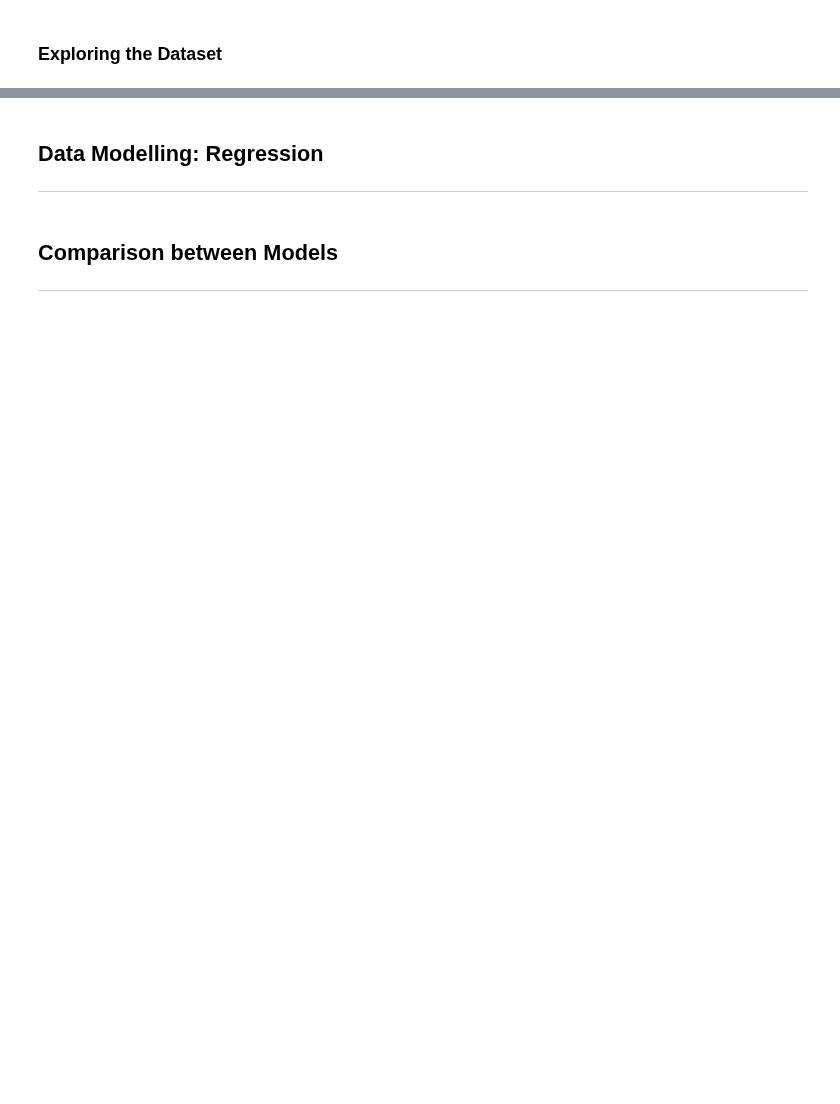
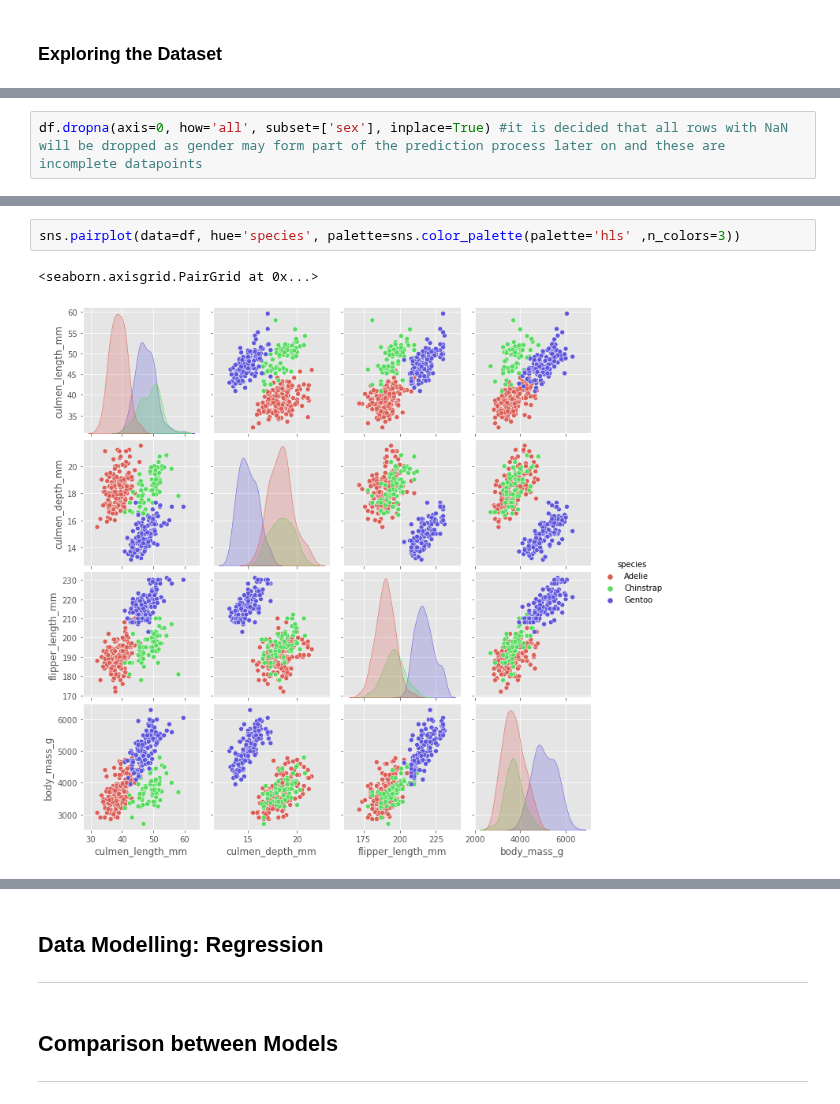
Before and after one commit to martinaobrien/machine-learning-and-statistics-assessment, a Jupyter notebook: Scikit-Learn-Jupyter-Notebook.ipynb, the cells around one changed output, grey strips where cells are left out. Drawn from its saved outputs; the diff is of its cells as text; blank space fills up the shorter version.

```diff
--- a/Scikit-Learn-Jupyter-Notebook.ipynb
+++ b/Scikit-Learn-Jupyter-Notebook.ipynb
@@ -58,0 +228,2 @@ plt.style.use('ggplot')
+# %%
+df.dropna(axis=0, how='all', subset=['sex'], inplace=True) #it is decided that all rows with NaN will be dropped as gender may form part of the prediction process later on and these are incomplete datapoints
@@ -58,0 +252,5 @@ plt.style.use('ggplot')
+# %%
+sns.pairplot(data=df, hue='species', palette=sns.color_palette(palette='hls' ,n_colors=3))
+# %% [output]
+<seaborn.axisgrid.PairGrid at 0x...>
+[figure, added]
```
Also changed, not shown: parts of 62 cells of this notebook.
